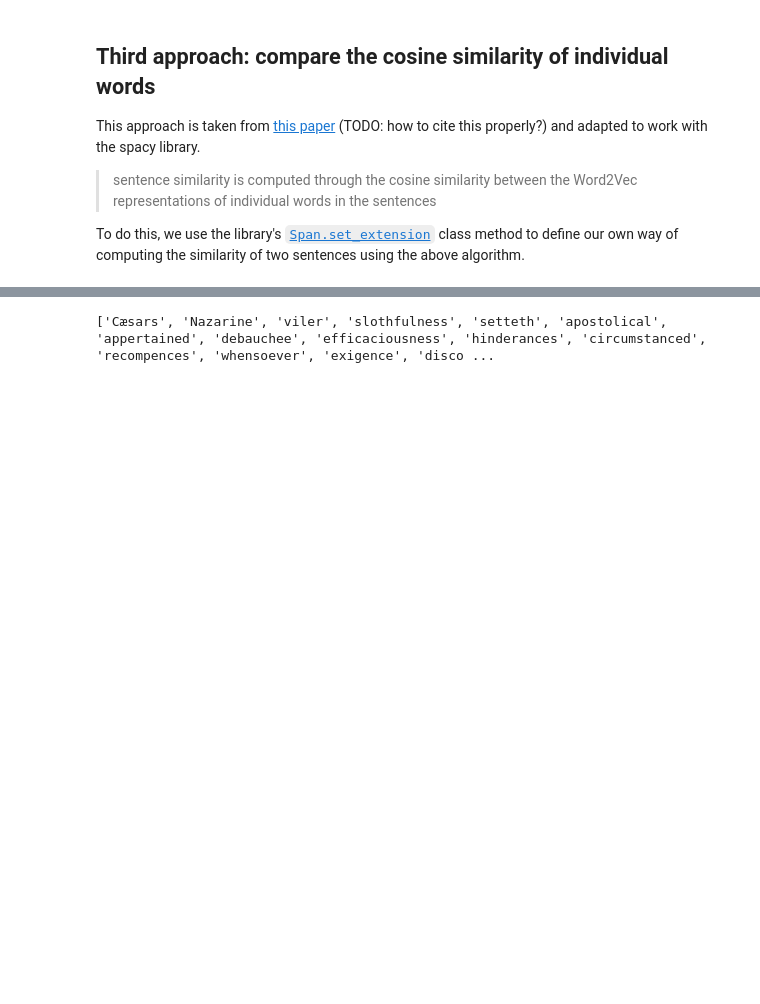
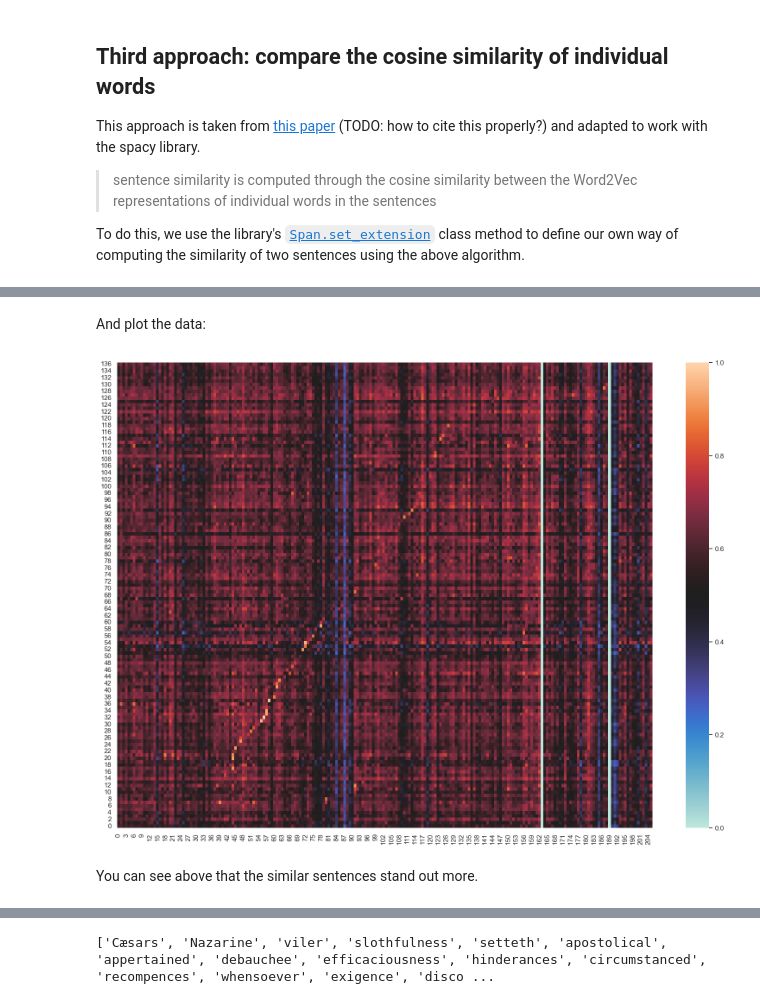
Before and after one commit to mathventist/egw_jupyter, a Jupyter notebook: duplicates.ipynb, the cells around one changed output, grey strips where cells are left out. Drawn from its saved outputs; the diff is of its cells as text; code cells hidden in the pictures; blank space fills up the shorter version.

```diff
--- a/duplicates.ipynb
+++ b/duplicates.ipynb
@@ -141,2 +158,12 @@ KeyboardInterrupt:
+# %% [markdown]
+And plot the data:
+# %%
+sns.set(rc = {'figure.figsize':(20,14)})
+heatmap = sns.heatmap(data=Data, center=0.5, vmin=0, vmax=1)
+heatmap.invert_yaxis()
+# %% [output]
+[figure, added]
+# %% [markdown]
+You can see above that the similar sentences stand out more.
 # %% [markdown]
 ## Further improvements
```
Also changed, not shown: parts of 6 cells of this notebook.
